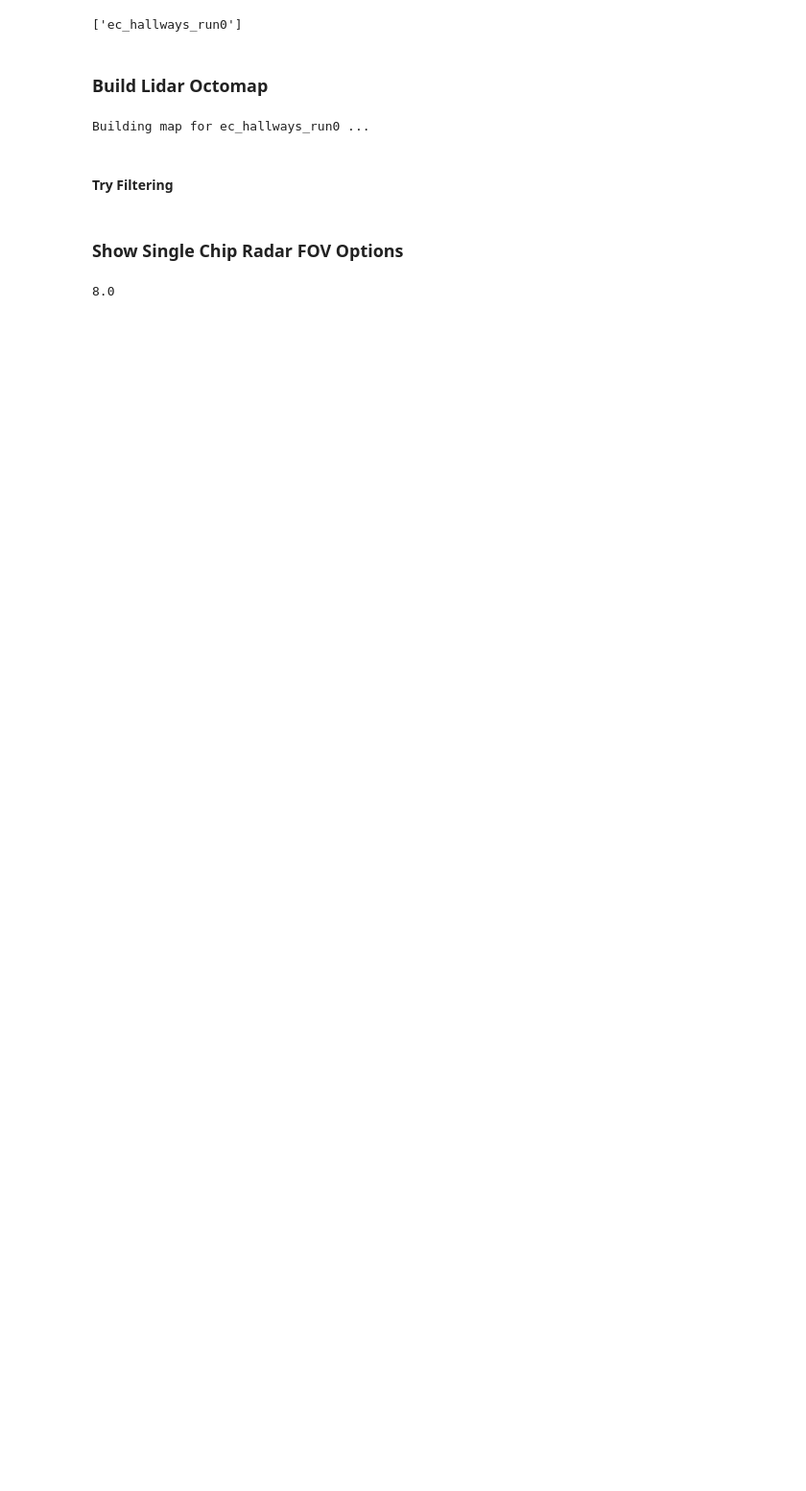
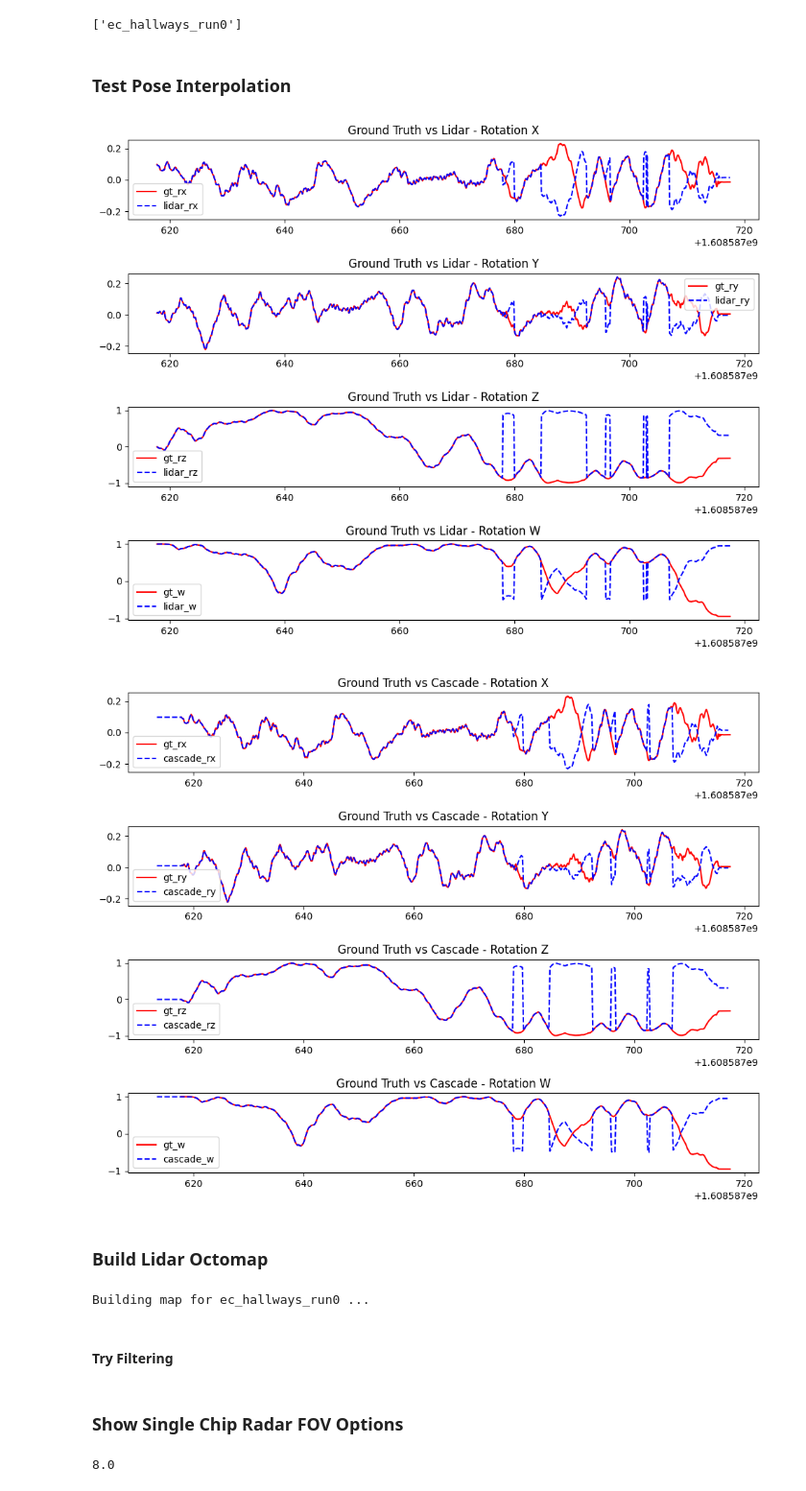
Before and after one commit to annzb/mapless-navigation, a Jupyter notebook: run.ipynb, the cells around one changed output. Shown at 96% size. Drawn from its saved outputs; the diff is of its cells as text; code cells hidden in the pictures; blank space fills up the shorter version.

Commit message:
Plot interpolated poses

```diff
--- a/run.ipynb
+++ b/run.ipynb
@@ -43,9 +43,17 @@ from src.base_src.coloradar_tools import ColoradarDataset, RadarParameters, Casc
 COLORADAR_PATH = os.path.join(os.path.expanduser('~'), 'coloradar')
 dataset = ColoradarDataset(COLORADAR_PATH)
 # %%
+run_name = dataset.list_runs()[0]
 dataset.list_runs()
 # %% [output]
 ['ec_hallways_run0']
+# %% [markdown]
+### Test Pose Interpolation
+# %%
+dataset.show_poses(run_name)
+# %% [output]
+[figure, added]
+[figure, added]
 # %% [markdown]
 ### Build Lidar Octomap
 # %%
```
Also changed, not shown: parts of 1 cell of this notebook, 10 other files.
